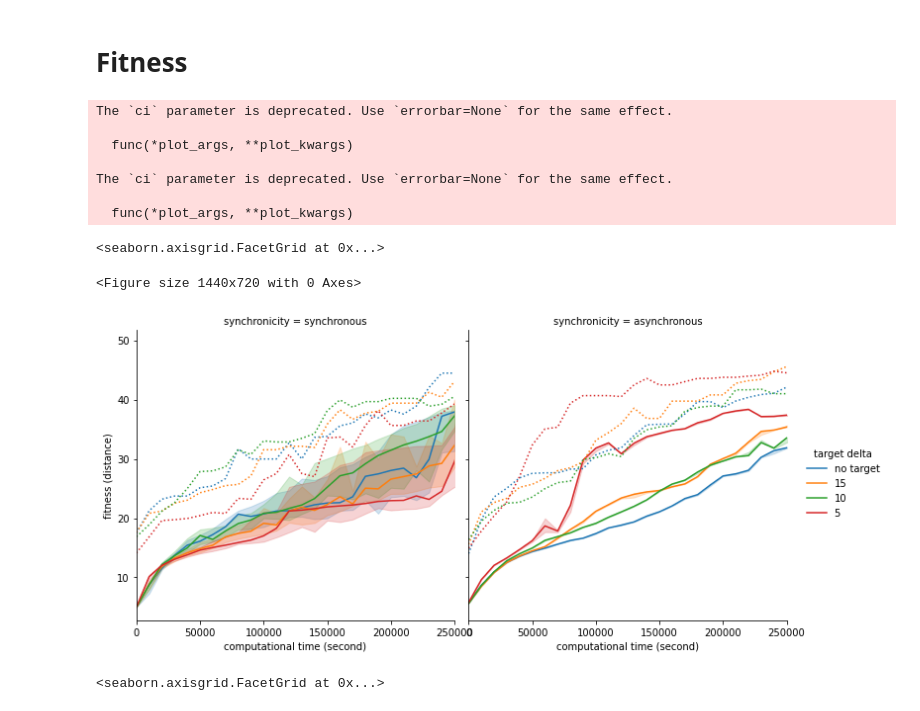
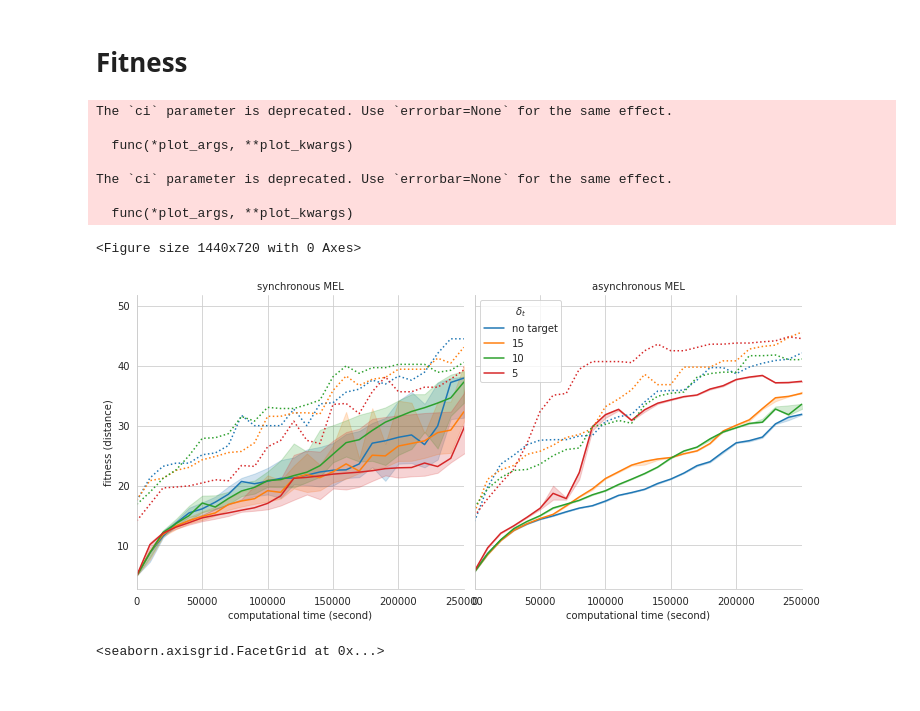
Before and after one commit to LeniLeGoff/py_async_ea, a Jupyter notebook: plotting/m2w_analysis_2.ipynb, the cells around one changed output. Cells and saved outputs as stored; diff of their text form; code cells hidden in the pictures.

Commit message:
update plots

```diff
--- a/plotting/m2w_analysis_2.ipynb
+++ b/plotting/m2w_analysis_2.ipynb
@@ -5,6 +5,7 @@ import pandas as pd
 import os
 import numpy as np
 import data_loading_plotting_fct as dlp
+sns.set_style("whitegrid")
 # %%
 data_lines = []
 for folder in os.listdir("/home/leni/m2w_logs/m2w_3/"):
@@ -29,22 +30,24 @@ fit_data = pd.DataFrame(data=data_lines,columns=["synchronicity","target delta",
 # %%
 fig = plt.gcf()
 fig.set_size_inches(20,10)
 #sns.relplot(data=fit_data,kind="line",x="discretized time",y="max fit",hue="target delta",col="synchronicity",hue_order=["no target","15","10","5"],estimator="max",errorbar=None,dashes=True)
-g = sns.relplot(data=fit_data,kind="line",x="discretized time",y="median fit",hue="target delta",col="synchronicity",hue_order=["no target","15","10","5"],estimator="median")
+g = sns.relplot(data=fit_data,kind="line",x="discretized time",y="median fit",hue="target delta",col="synchronicity",hue_order=["no target","15","10","5"],estimator="median",legend=False)
 g.map_dataframe(sns.lineplot,x="discretized time",y="max fit",ci=None,hue="target delta",linestyle=":",estimator="median",hue_order=["no target","15","10","5"])
 g.set_axis_labels("computational time (second)","fitness (distance)")
 g.set(xlim=[0,250000])
+g.set_titles(col_template="{col_name} MEL")
+plt.legend(title="$δ_t$")
+plt.ticklabel_format(style="sci")
 # %% [output]
 The `ci` parameter is deprecated. Use `errorbar=None` for the same effect.
 
   func(*plot_args, **plot_kwargs)
 
 The `ci` parameter is deprecated. Use `errorbar=None` for the same effect.
 
   func(*plot_args, **plot_kwargs)
-<seaborn.axisgrid.FacetGrid at 0x...>
+<Figure size 1440x720 with 0 Axes>
-<Figure size 1440x720 with 0 Axes>
-[figure, old version]
+[figure, new version]
 # %%
 fig = plt.gcf()
 fig.set_size_inches(20,10)
```
Also changed, not shown: parts of 7 cells of this notebook.
